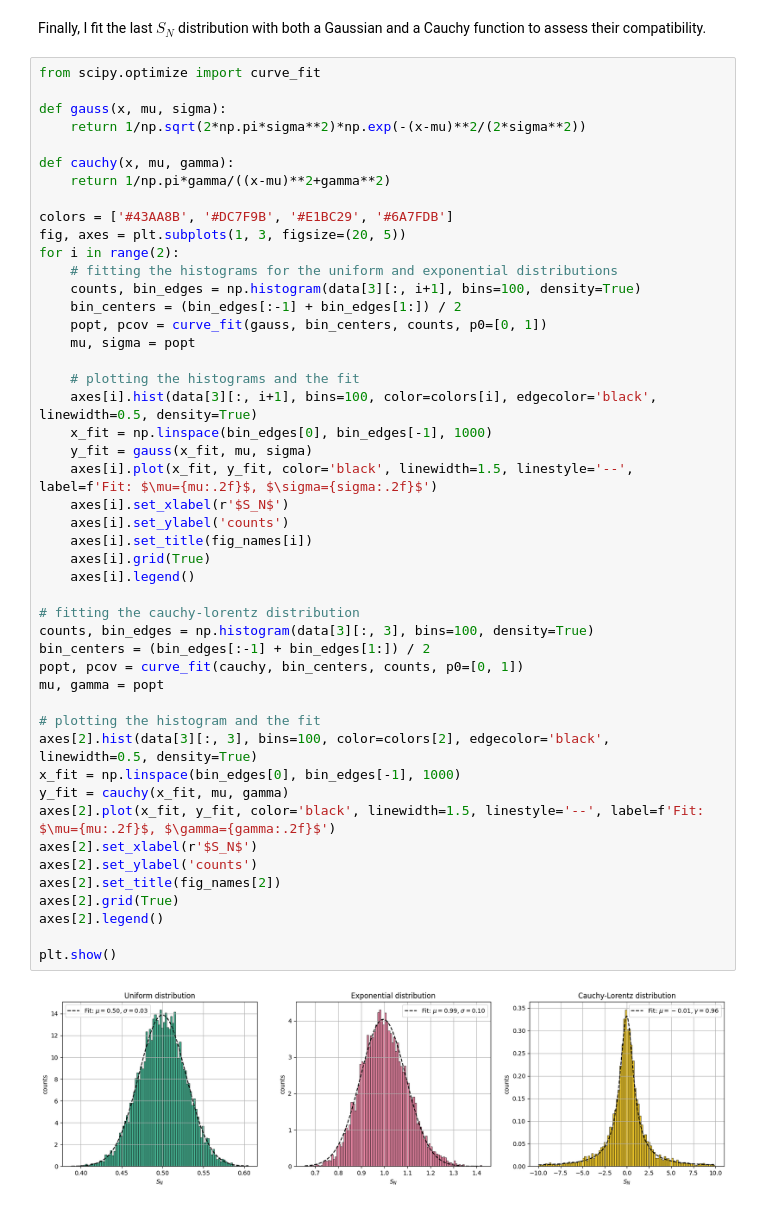
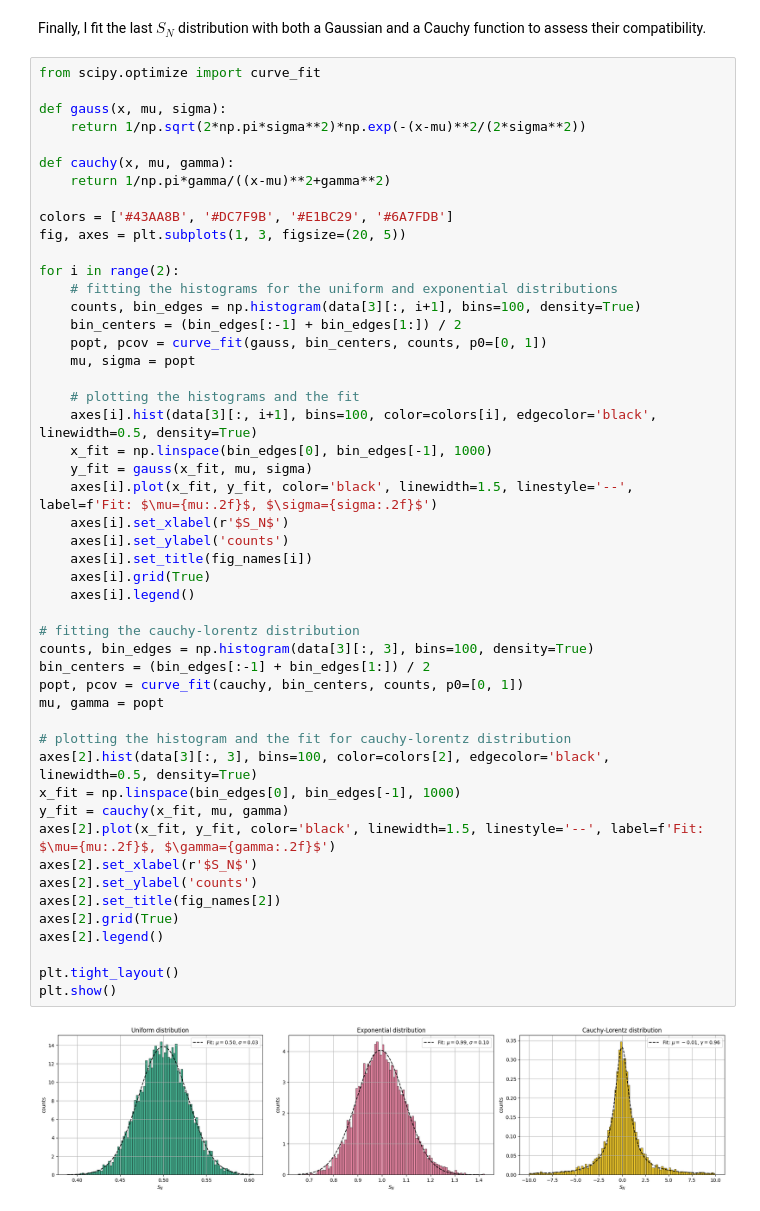
Before and after one commit to chinigio/NSL_Numerical-Simulation-Laboratory, a Jupyter notebook: Es1/Notebook_es1.ipynb, the cells around one changed output. Drawn from its saved outputs; the diff is of its cells as text.

```diff
--- a/Es1/Notebook es1.ipynb
+++ b/Es1/Notebook_es1.ipynb
@@ -164,6 +188,7 @@ def cauchy(x, mu, gamma):
 
 colors = ['#43AA8B', '#DC7F9B', '#E1BC29', '#6A7FDB']
 fig, axes = plt.subplots(1, 3, figsize=(20, 5))
+
 for i in range(2):
     # fitting the histograms for the uniform and exponential distributions
     counts, bin_edges = np.histogram(data[3][:, i+1], bins=100, density=True)
@@ -173,32 +198,33 @@ for i in range(2):
 
     # plotting the histograms and the fit
     axes[i].hist(data[3][:, i+1], bins=100, color=colors[i], edgecolor='black', linewidth=0.5, density=True)
     x_fit = np.linspace(bin_edges[0], bin_edges[-1], 1000)
     y_fit = gauss(x_fit, mu, sigma)
     axes[i].plot(x_fit, y_fit, color='black', linewidth=1.5, linestyle='--', label=f'Fit: $\mu={mu:.2f}$, $\sigma={sigma:.2f}$')
     axes[i].set_xlabel(r'$S_N$')
     axes[i].set_ylabel('counts')
     axes[i].set_title(fig_names[i])
     axes[i].grid(True)
     axes[i].legend()
 
 # fitting the cauchy-lorentz distribution
 counts, bin_edges = np.histogram(data[3][:, 3], bins=100, density=True)
 bin_centers = (bin_edges[:-1] + bin_edges[1:]) / 2
 popt, pcov = curve_fit(cauchy, bin_centers, counts, p0=[0, 1])
 mu, gamma = popt
 
-# plotting the histogram and the fit
+# plotting the histogram and the fit for cauchy-lorentz distribution
 axes[2].hist(data[3][:, 3], bins=100, color=colors[2], edgecolor='black', linewidth=0.5, density=True)
 x_fit = np.linspace(bin_edges[0], bin_edges[-1], 1000)
 y_fit = cauchy(x_fit, mu, gamma)
 axes[2].plot(x_fit, y_fit, color='black', linewidth=1.5, linestyle='--', label=f'Fit: $\mu={mu:.2f}$, $\gamma={gamma:.2f}$')
 axes[2].set_xlabel(r'$S_N$')
 axes[2].set_ylabel('counts')
 axes[2].set_title(fig_names[2])
 axes[2].grid(True)
 axes[2].legend()
 
+plt.tight_layout()
 plt.show()
 # %% [output]
-[figure, old version]
+[figure, new version]
```
Also changed, not shown: parts of 15 cells of this notebook, 3 other files.
